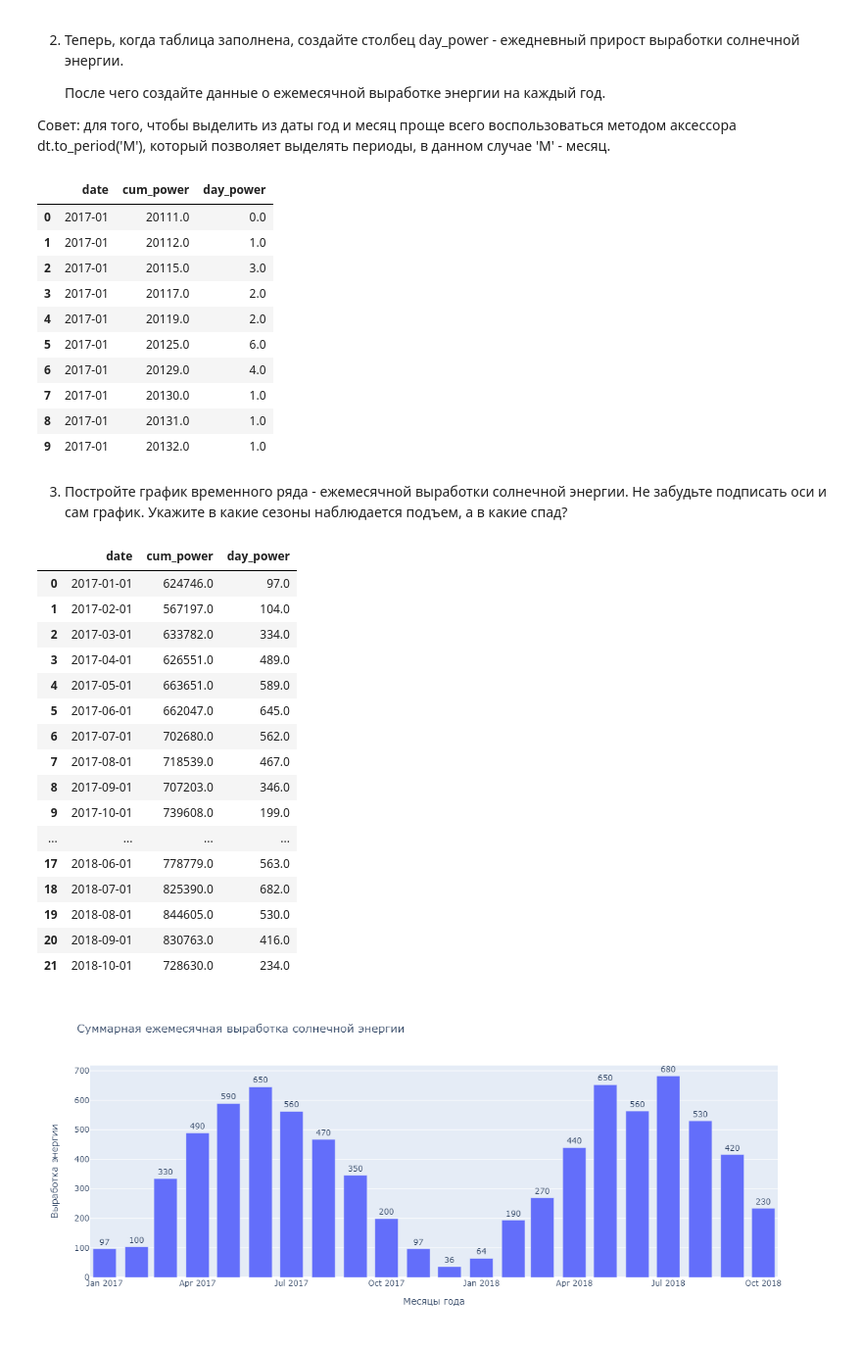
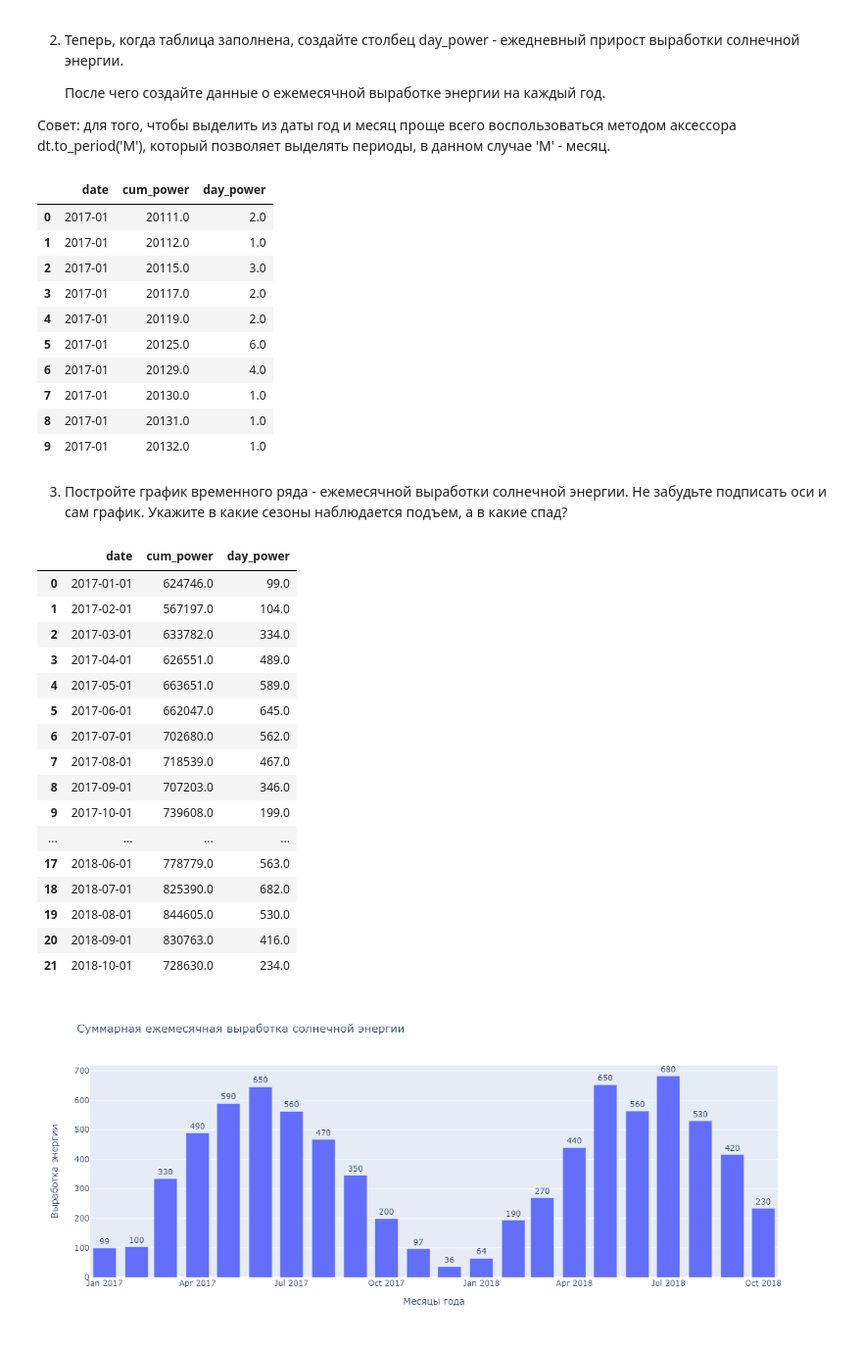
Before and after one commit to SaakyanAG/Pub, a Jupyter notebook: Сertification 1 Python/Solar-Power.ipynb, the cells around one changed output. Shown: that part at 98% size. Drawn from its saved outputs; the diff is of its cells as text; code cells hidden in the pictures.

```diff
--- a/Сertification 1 Python/Solar-Power.ipynb
+++ b/Сertification 1 Python/Solar-Power.ipynb
@@ -71,12 +70,12 @@ df['date'] = df['date'].dt.to_period('M')
 # %%
 # Заполним пропуски нулевым значением
 
 df['day_power'] = df['cum_power'].diff()
-df['day_power'] = df['day_power'].fillna(0)
+df['day_power'] = df['day_power'].fillna(df[df['date']=='2017-01'].median()[2])
 df.head(10)
 # %% [output]
 |  | date | cum_power | day_power |
-| 0 | 2017-01 | 20111.0 | 0.0 |
+| 0 | 2017-01 | 20111.0 | 2.0 |
 | 1 | 2017-01 | 20112.0 | 1.0 |
 | 2 | 2017-01 | 20115.0 | 3.0 |
 | 3 | 2017-01 | 20117.0 | 2.0 |
@@ -101,7 +100,7 @@ grouped_df['date'] = grouped_df['date'].dt.to_timestamp()
 grouped_df
 # %% [output]
 |  | date | cum_power | day_power |
-| 0 | 2017-01-01 | 624746.0 | 97.0 |
+| 0 | 2017-01-01 | 624746.0 | 99.0 |
 | 1 | 2017-02-01 | 567197.0 | 104.0 |
 | 2 | 2017-03-01 | 633782.0 | 334.0 |
 | 3 | 2017-04-01 | 626551.0 | 489.0 |
```
Also changed, not shown: parts of 1 cell of this notebook.
